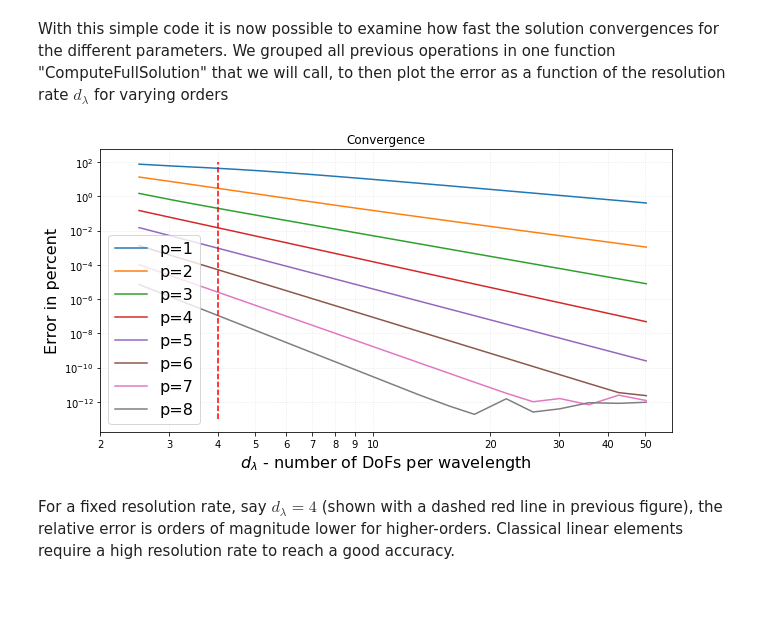
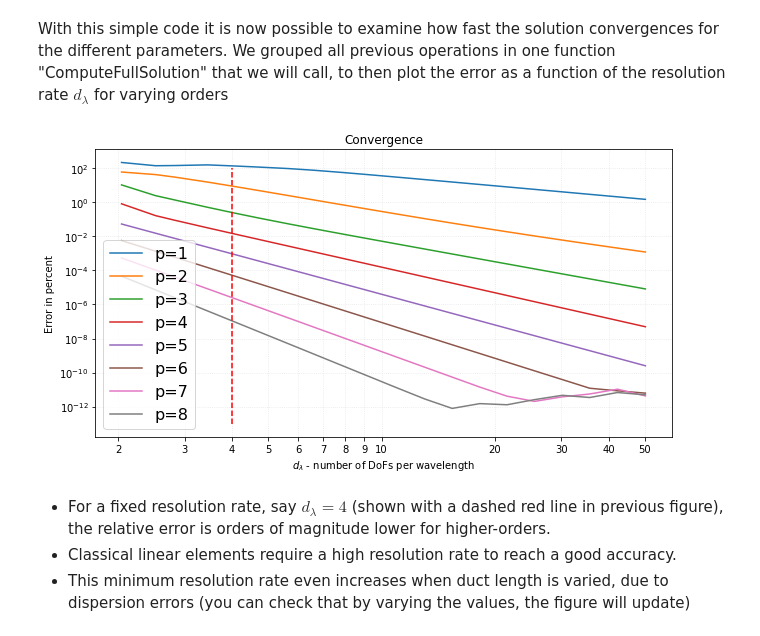
Before and after one commit to HadrienLMS/Helmholtz_1D_pFEM, a Jupyter notebook: Helmholtz_1D_pFEM.ipynb, the cells around one changed output. Drawn from its saved outputs; the diff is of its cells as text; code cells hidden in the pictures; blank space fills up the shorter version.

```diff
--- a/Helmholtz_1D_pFEM.ipynb
+++ b/Helmholtz_1D_pFEM.ipynb
@@ -204,17 +207,7 @@ Here are the parameters of the problem:
 # %%
-from ExternalFunctions import Mesh1D, CreateDofs
-from ExternalFunctions import MassAndStiffness_1D
-import math
 
-# parameters of the problem
-omega = 2*math.pi
+# # parameters of the problem
 rho0 = 1; c0 = 1;
-
-# mesh and order
-NrOfElem = 5
-DuctLength = 4
-Order = 5
-
 rho_0 = 1; c0 = 1; # normalized fluid properties
 beta = 1; Vn = 1/(rho_0*c0); # boundary conditions
 # %% [markdown]
@@ -263,17 +306,0 @@ Let's create that subgrid, interpolate the solution on it and then plot the solu
-# %%
-from ExternalFunctions import GetSolutionOnSubgrid
-
-# compute the solution on a subgrid
-x_sub, u_h_sub = GetSolutionOnSubgrid(Sol, Order, Coord, Element, NrOfElem, DofElement)
-# exact solution on subgrid
-u_exact_sub = np.exp(-1j*omega/c0*x_sub)
-
-fig, ax = plt.subplots(nrows=1, ncols=1, figsize=(12, 4), tight_layout=True)
-ax.plot(x_sub, np.real(u_h_sub), label="$Re(u_h)$")
-ax.plot(x_sub, np.real(u_exact_sub), label="$Re(u_{exact})$")
-ax.legend(loc="best",fontsize=16)
-ax.set(xlabel=r'$x$', ylabel=r'real part',
-       #title='NrOfElem = '+str(NrOfElem)+', Order = '+str(Order)+', NrOfDofs = '+str(NrOfDofs) + ', ($d_\lambda$=%1.4g' %d_lambda +' points per wavelength)')
-       title= 'Order = '+str(Order)+', NrOfDofs = '+str(NrOfDofs) + ', ($d_\lambda$=%1.4g' %d_lambda +' points per wavelength)')
-plt.rc('axes', labelsize=16)
-plt.show()
@@ -314,41 +363,43 @@ from ExternalFunctions import ComputeFullSolution
 import matplotlib
 
 omega = 10
-DuctLength = 1
+DuctLength = 4
 c0 = 1; rho0 = 1; beta = 1; Vn = 1/(rho_0*c0);
 
 fig, ax = plt.subplots(nrows=1, ncols=1, figsize=(9, 5), tight_layout=True)
 
 ORDER = np.arange(1,9)
 RATE =  np.logspace(np.log10(2),np.log10(50),20)
 ERROR_TABLE = np.zeros((RATE.size))
 DLAMBDA_TABLE = np.zeros((RATE.size))
 for Order in ORDER:
     mesh_index = -1
     for d_lambda in RATE:
         mesh_index += 1
         h = 2*math.pi/d_lambda/omega/c0
         #print('h=' + str(h))
         NrOfElem = np.ceil(DuctLength/h).astype(int)
         #print(NrOfElem)
         E2, NrOfDofs = ComputeFullSolution(DuctLength,NrOfElem,Order,omega,rho0,c0,Vn,beta)
         ERROR_TABLE[mesh_index] = E2
         DLAMBDA_TABLE[mesh_index] = 2*math.pi/(omega/c0*(DuctLength/NrOfElem))
 
     ax.plot(DLAMBDA_TABLE, ERROR_TABLE,label="p=%i" %Order)
 
 ax.set(xlabel=r'$d_\lambda$ - number of DoFs per wavelength', ylabel=r'Error in percent', title='Convergence', yscale='log',xscale='log')
 ax.grid(True, linestyle=":",which="both", axis="both")
 plt.rc('axes', labelsize=14)    # fontsize of the x and y labels
 ax.plot([4,4],[1e-13,100],"r--")
 ax.xaxis.set_ticks([2,3,4,5,6,7,8,9,10,20,30,40,50])
 ax.xaxis.set_ticklabels([2,3,4,5,6,7,8,9,10,20,30,40,50])
 ax.legend(loc="best",fontsize=16)
 plt.show()
 # %% [output]
-[figure, old version]
+[figure, new version]
 # %% [markdown]
-For a fixed resolution rate, say $d_\lambda =4$ (shown with a dashed red line in previous figure), the relative error is orders of magnitude lower for higher-orders. Classical linear elements require a high resolution rate to reach a good accuracy.
+- For a fixed resolution rate, say $d_\lambda =4$ (shown with a dashed red line in previous figure), the relative error is orders of magnitude lower for higher-orders.
+- Classical linear elements require a high resolution rate to reach a good accuracy.
+- This minimum resolution rate even increases when duct length is varied, due to dispersion errors (you can check that by varying the values, the figure will update)
 # %% [markdown]
 
 ## A bit of theory
```
Also changed, not shown: parts of 40 cells of this notebook, 1 other file.
